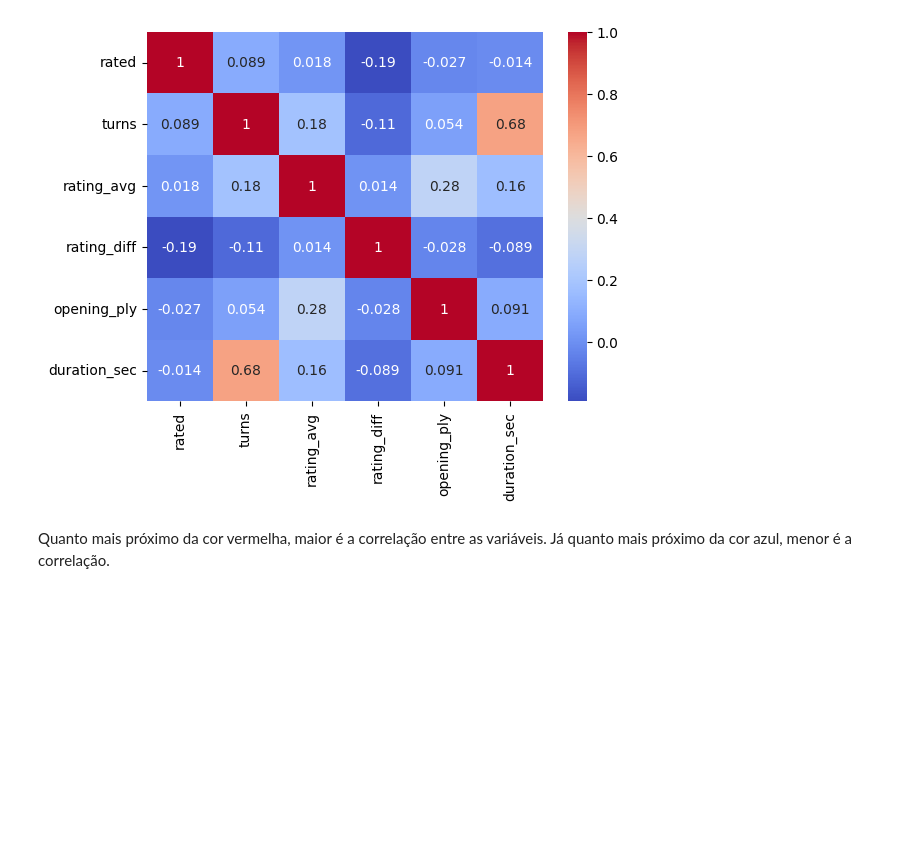
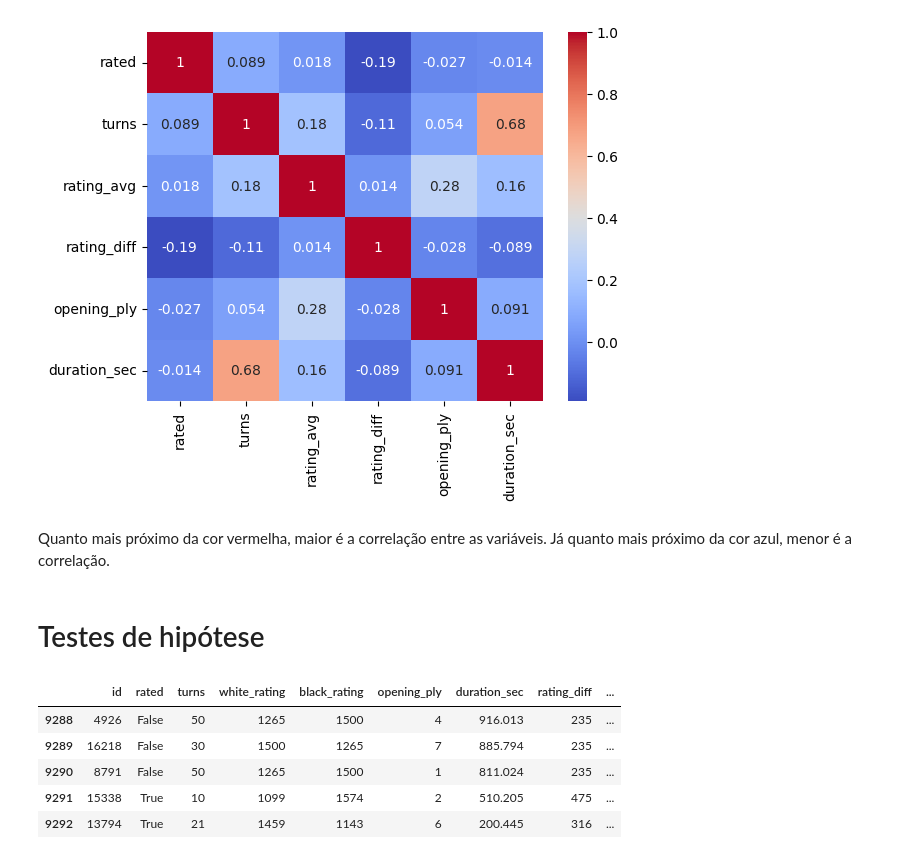
Before and after one commit to Vinicius-resende-cin/intro-dados, a Jupyter notebook: notebooks/ChessGames.ipynb, the cells around one changed output. Cells and saved outputs as stored; diff of their text form; code cells hidden in the pictures; blank space fills up the shorter version.

```diff
--- a/notebooks/ChessGames.ipynb
+++ b/notebooks/ChessGames.ipynb
@@ -1064,3 +1064,14 @@ sns.heatmap(corr, cmap='coolwarm', annot=True)
 [figure]
 # %% [markdown]
 Quanto mais próximo da cor vermelha, maior é a correlação entre as variáveis. Já quanto mais próximo da cor azul, menor é a correlação.
+# %% [markdown]
+# Testes de hipótese
+# %%
+chess_games.select_dtypes(exclude='category').head()
+# %% [output]
+|  | id | rated | turns | white_rating | black_rating | opening_ply | duration_sec | rating_diff | ... |
+| 9288 | 4926 | False | 50 | 1265 | 1500 | 4 | 916.013 | 235 | ... |
+| 9289 | 16218 | False | 30 | 1500 | 1265 | 7 | 885.794 | 235 | ... |
+| 9290 | 8791 | False | 50 | 1265 | 1500 | 1 | 811.024 | 235 | ... |
+| 9291 | 15338 | True | 10 | 1099 | 1574 | 2 | 510.205 | 475 | ... |
+| 9292 | 13794 | True | 21 | 1459 | 1143 | 6 | 200.445 | 316 | ... |
```
Also changed, not shown: parts of 9 cells of this notebook.
